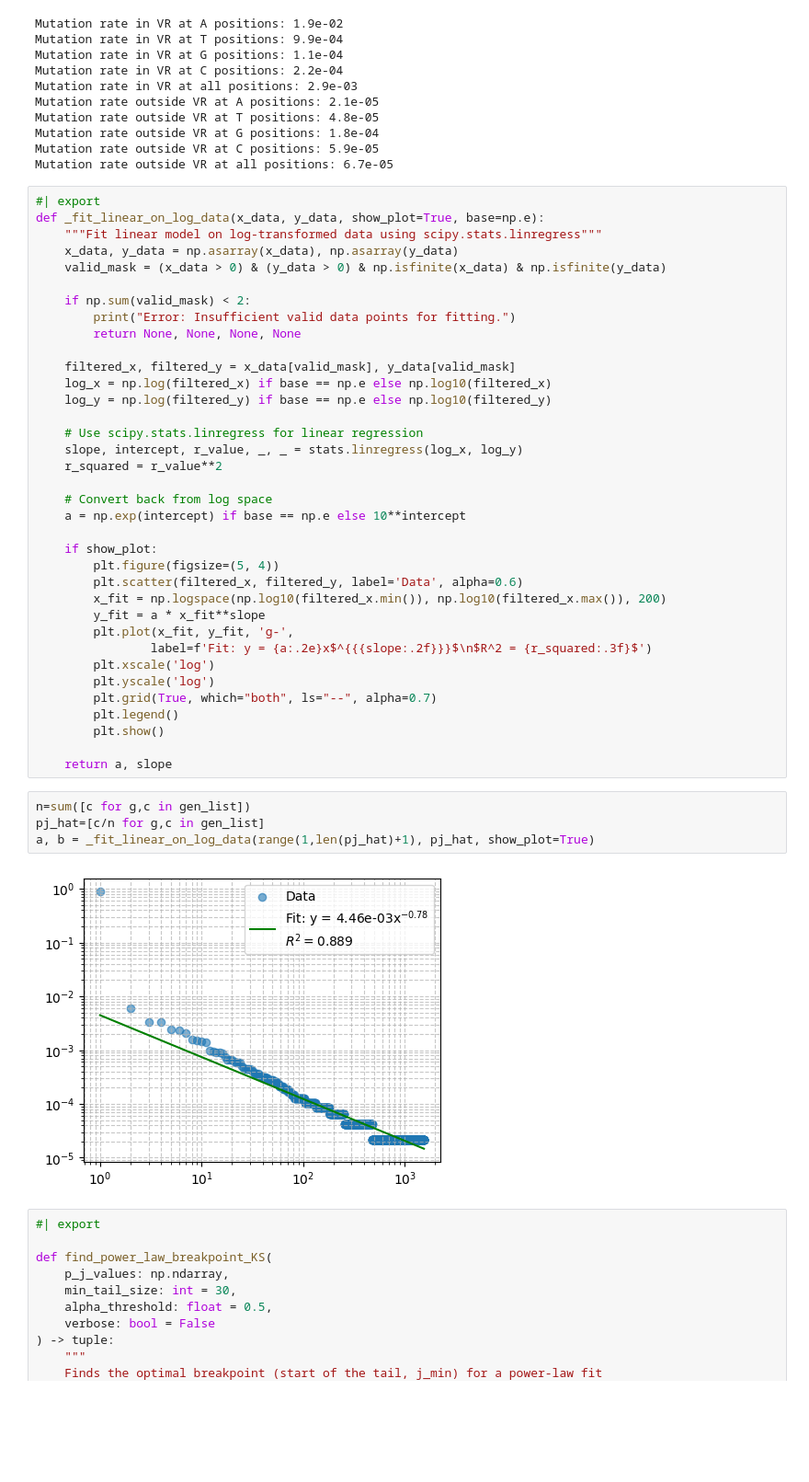
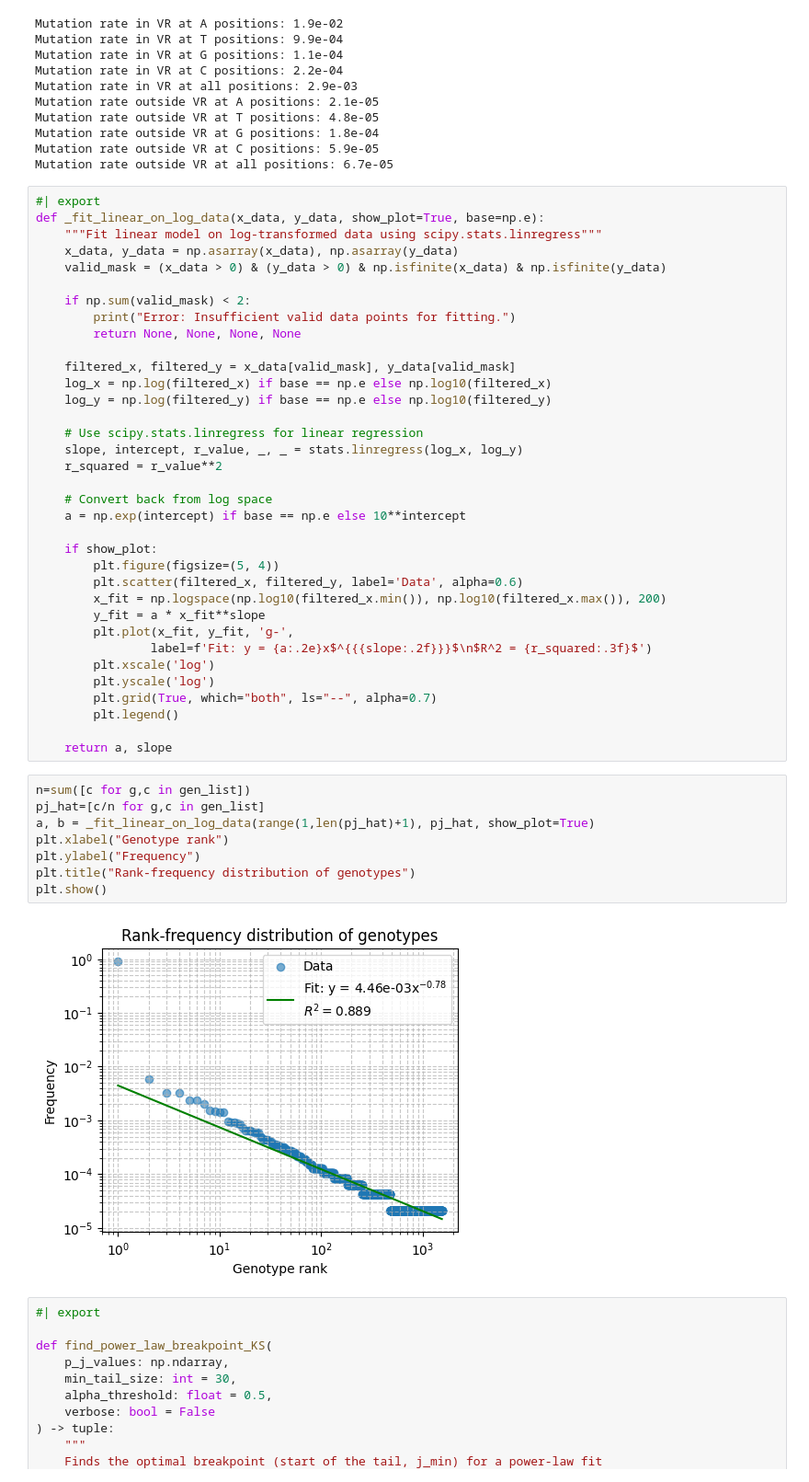
Before and after one commit to dbikard/dgrec, a Jupyter notebook: nbs/API/03_analysis.ipynb, the cells around one changed output. Shown at 92% size. Saved outputs shown, nothing was run; the diff lists cells and outputs as text; blank space fills up the shorter version.

```diff
--- a/nbs/API/03_analysis.ipynb
+++ b/nbs/API/03_analysis.ipynb
@@ -123,15 +125,18 @@ def _fit_linear_on_log_data(x_data, y_data, show_plot=True, base=np.e):
         plt.yscale('log')
         plt.grid(True, which="both", ls="--", alpha=0.7)
         plt.legend()
-        plt.show()
 
     return a, slope
 # %%
 n=sum([c for g,c in gen_list])
 pj_hat=[c/n for g,c in gen_list]
 a, b = _fit_linear_on_log_data(range(1,len(pj_hat)+1), pj_hat, show_plot=True)
+plt.xlabel("Genotype rank")
+plt.ylabel("Frequency")
+plt.title("Rank-frequency distribution of genotypes")
+plt.show()
 # %% [output]
-[figure, old version]
+[figure, new version]
 # %%
 #| export
 
```
Also changed, not shown: parts of 3 cells of this notebook, 25 other files.
